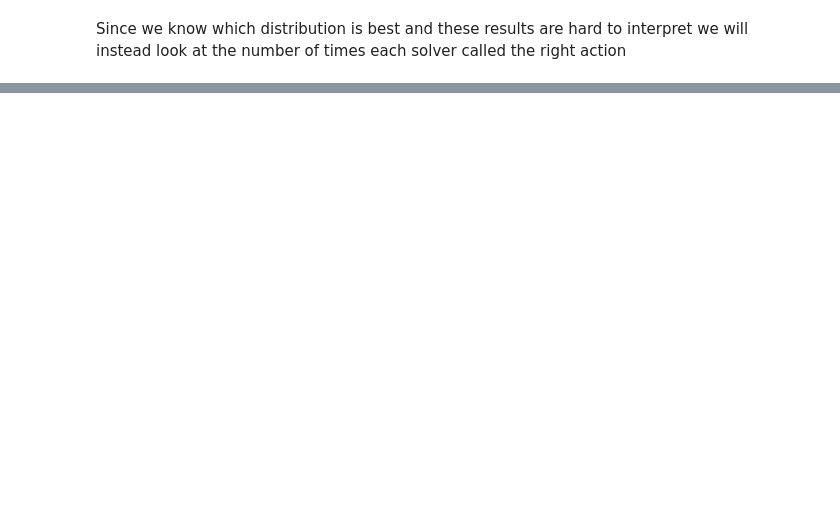
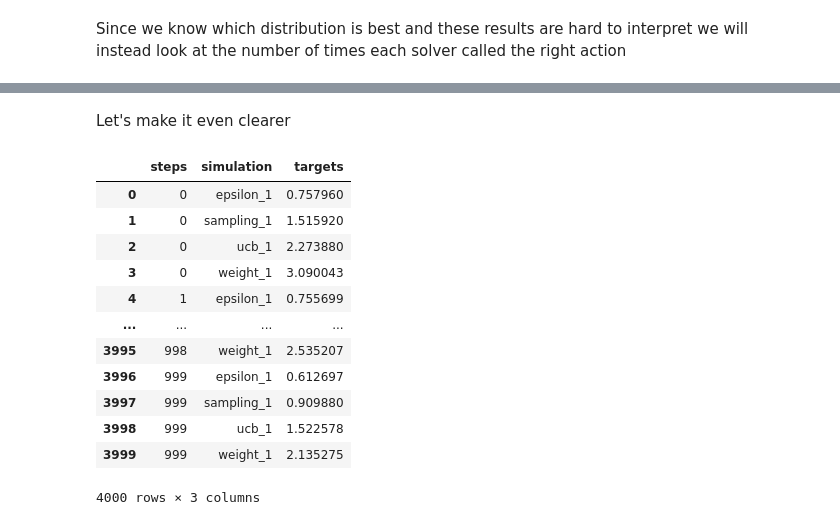
Before and after one commit to The-Faust/bandit_agents, a Jupyter notebook: README.ipynb, the cells around one changed output, grey strips where cells are left out. Drawn from its saved outputs; the diff is of its cells as text; code cells hidden in the pictures; blank space fills up the shorter version.

```diff
--- a/README.ipynb
+++ b/README.ipynb
@@ -148,0 +239,12 @@ The next section will be about comparing performance of different solvers given
+# %%
+from pandas import DataFrame
+
+
+basic_performance_comparison_df: DataFrame = performance_simulations_results
+
+f: Axes = sns.lineplot(
+    basic_performance_comparison_df.loc[basic_performance_comparison_df.steps < 100],
+    x='steps',
+    y='targets',
+    hue='simulation'
+)
@@ -148,0 +253,19 @@ The next section will be about comparing performance of different solvers given
+# %% [markdown]
+Let's make it even clearer
+# %%
+cummulative_targets_df: DataFrame = basic_performance_comparison_df.groupby(['steps', 'simulation']).targets.sum().groupby(level=0).cumsum().reset_index()
+cummulative_targets_df
+# %% [output]
+|  | steps | simulation | targets |
+| 0 | 0 | epsilon_1 | 0.757960 |
+| 1 | 0 | sampling_1 | 1.515920 |
+| 2 | 0 | ucb_1 | 2.273880 |
+| 3 | 0 | weight_1 | 3.090043 |
+| 4 | 1 | epsilon_1 | 0.755699 |
+| ... | ... | ... | ... |
+| 3995 | 998 | weight_1 | 2.535207 |
+| 3996 | 999 | epsilon_1 | 0.612697 |
+| 3997 | 999 | sampling_1 | 0.909880 |
+| 3998 | 999 | ucb_1 | 1.522578 |
+| 3999 | 999 | weight_1 | 2.135275 |
+4000 rows × 3 columns
```
Also changed, not shown: parts of 10 cells of this notebook, 2 other files.
